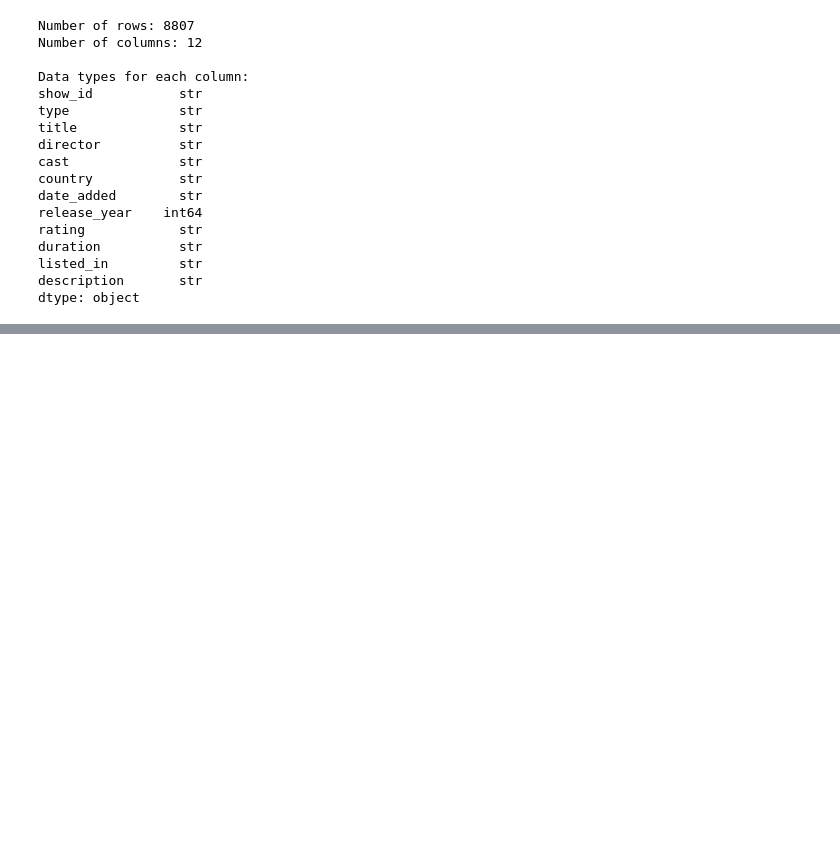
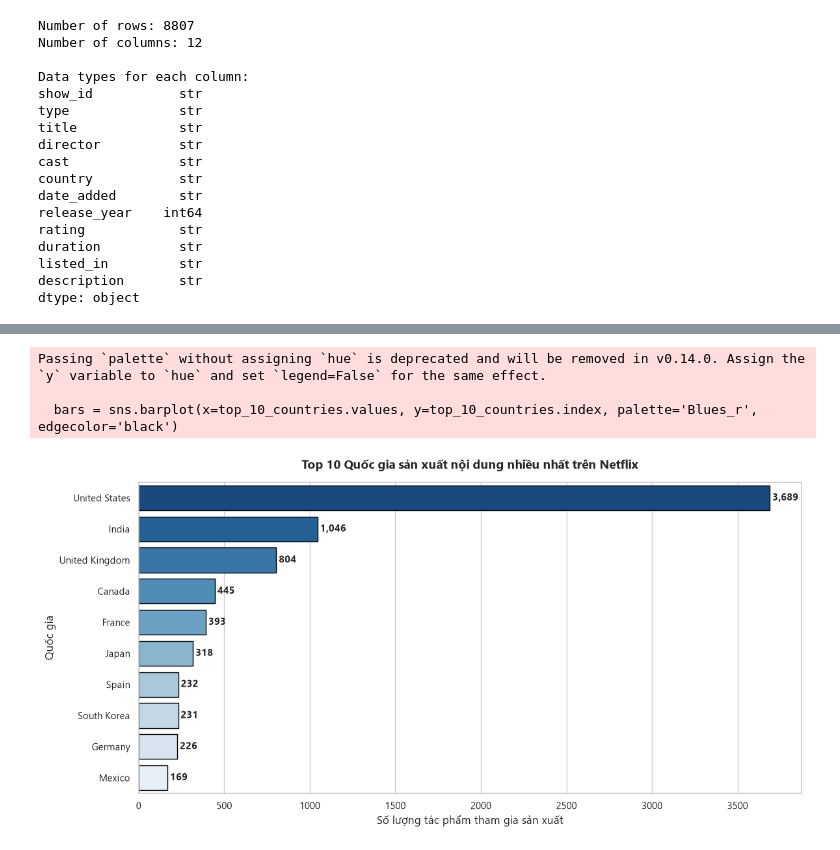
Before and after one commit to NguyenThienLuan-lang/module_4, a Jupyter notebook: Untitled.ipynb, the cells around one changed output, grey strips where cells are left out. Drawn from its saved outputs; the diff is of its cells as text; code cells hidden in the pictures; blank space fills up the shorter version.

```diff
--- a/Untitled.ipynb
+++ b/Untitled.ipynb
@@ -85,0 +251,23 @@ release_year    int64
+# %%
+# 6.2 Top 10 Quốc gia sản xuất nội dung nhiều nhất (loại bỏ 'Unknown')
+# Bóc tách từng nước từ chuỗi phân cách bởi dấu phẩy
+country_data = df_cleaned[df_cleaned['country'] != 'Unknown']['country'].str.split(', ')
+all_countries = [c.strip() for sublist in country_data for c in sublist if c.strip() != '']
+top_10_countries = pd.Series(all_countries).value_counts().head(10)
+
+plt.figure(figsize=(12, 6))
+bars = sns.barplot(x=top_10_countries.values, y=top_10_countries.index, palette='Blues_r', edgecolor='black')
+plt.title("Top 10 Quốc gia sản xuất nội dung nhiều nhất trên Netflix", fontsize=14, fontweight='bold', pad=15)
+plt.xlabel("Số lượng tác phẩm tham gia sản xuất", fontsize=12)
+plt.ylabel("Quốc gia", fontsize=12)
+
+for i, v in enumerate(top_10_countries.values):
+    plt.text(v + 15, i, f"{v:,}", va='center', fontsize=11, fontweight='bold')
+
+plt.tight_layout()
+plt.show()
+# %% [output]
+Passing `palette` without assigning `hue` is deprecated and will be removed in v0.14.0. Assign the `y` variable to `hue` and set `legend=False` for the same effect.
+
+  bars = sns.barplot(x=top_10_countries.values, y=top_10_countries.index, palette='Blues_r', edgecolor='black')
+[figure, added]
```
Also changed, not shown: parts of 18 cells of this notebook.
